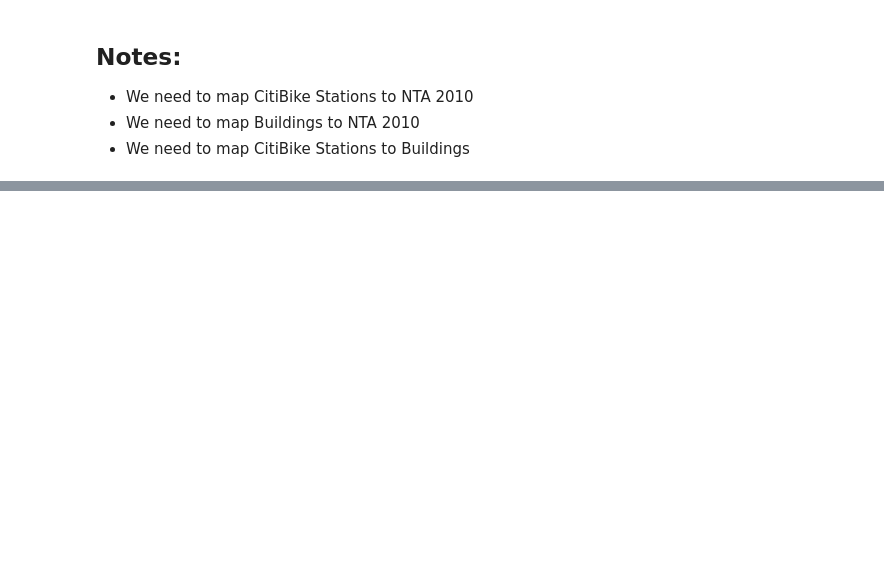
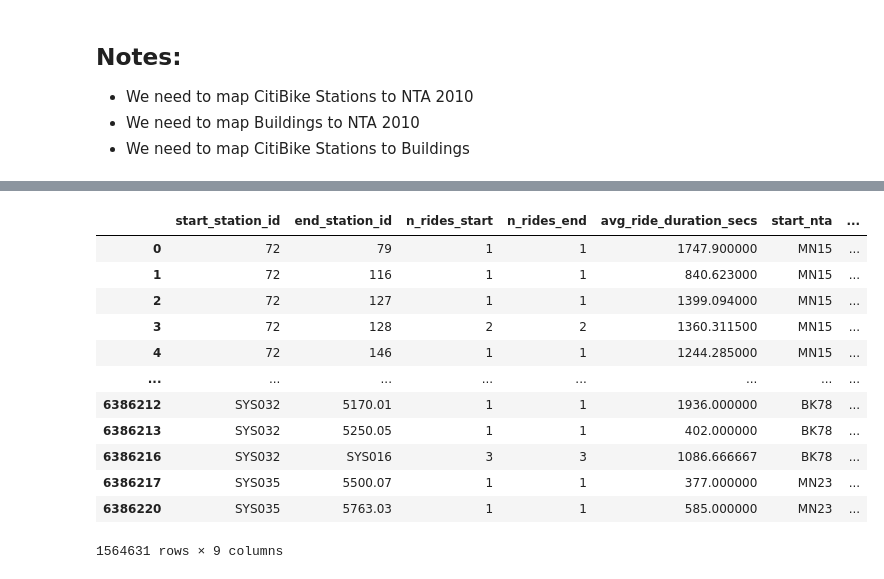
Before and after one commit to nysugfx/lr_final_project, a Jupyter notebook: final_project/playing_with_data.ipynb, the cells around one changed output, grey strips where cells are left out. Saved outputs shown, nothing was run; the diff lists cells and outputs as text; code cells hidden in the pictures; blank space fills up the shorter version.

```diff
--- a/final_project/playing_with_data.ipynb
+++ b/final_project/playing_with_data.ipynb
@@ -341,0 +388,9 @@ unique_stations
+# %%
+citibike_df = citibike_df[['started_at', 'ended_at', 'start_station_id', 'end_station_id', 'ride_duration_secs']]
+citibike_df_group = citibike_df.groupby(['start_station_id', 'end_station_id']).agg({
+    'started_at': 'count',
+    'ended_at': 'count',
+    'ride_duration_secs': 'mean'
+}).reset_index()
+citibike_df_group = citibike_df_group[citibike_df_group['start_station_id'] != citibike_df_group['end_station_id']]
+citibike_df_group.columns = ['start_station_id', 'end_station_id', 'n_rides_start', 'n_rides_end', 'avg_ride_duration_secs']
@@ -341,0 +429,23 @@ unique_stations
+# %%
+citibike_df_group_mg1 = pd.merge(citibike_df_group, unique_stations_gdf[['station_id', 'NTACode', 'BoroName']], left_on='start_station_id', right_on='station_id', how='left')
+citibike_df_group_mg1.drop(columns=['station_id'], inplace=True)
+citibike_df_group_mg1.rename(columns={'NTACode': 'start_nta', 'BoroName': 'start_boro'}, inplace=True)
+citibike_df_group_mg2 = pd.merge(citibike_df_group_mg1, unique_stations_gdf[['station_id', 'NTACode', 'BoroName']], left_on='end_station_id', right_on='station_id', how='left')
+citibike_df_group_mg2.drop(columns=['station_id'], inplace=True)
+citibike_df_group_mg2.rename(columns={'NTACode': 'end_nta', 'BoroName': 'end_boro'}, inplace=True)
+citibike_df_group_mg2.drop_duplicates(subset=['start_station_id', 'end_station_id'], inplace=True)
+citibike_df_group_mg2
+# %% [output]
+|  | start_station_id | end_station_id | n_rides_start | n_rides_end | avg_ride_duration_secs | start_nta | ... |
+| 0 | 72 | 79 | 1 | 1 | 1747.900000 | MN15 | ... |
+| 1 | 72 | 116 | 1 | 1 | 840.623000 | MN15 | ... |
+| 2 | 72 | 127 | 1 | 1 | 1399.094000 | MN15 | ... |
+| 3 | 72 | 128 | 2 | 2 | 1360.311500 | MN15 | ... |
+| 4 | 72 | 146 | 1 | 1 | 1244.285000 | MN15 | ... |
+| ... | ... | ... | ... | ... | ... | ... | ... |
+| 6386212 | SYS032 | 5170.01 | 1 | 1 | 1936.000000 | BK78 | ... |
+| 6386213 | SYS032 | 5250.05 | 1 | 1 | 402.000000 | BK78 | ... |
+| 6386216 | SYS032 | SYS016 | 3 | 3 | 1086.666667 | BK78 | ... |
+| 6386217 | SYS035 | 5500.07 | 1 | 1 | 377.000000 | MN23 | ... |
+| 6386220 | SYS035 | 5763.03 | 1 | 1 | 585.000000 | MN23 | ... |
+1564631 rows × 9 columns
```
Also changed, not shown: parts of 30 cells of this notebook, 1 other file.
